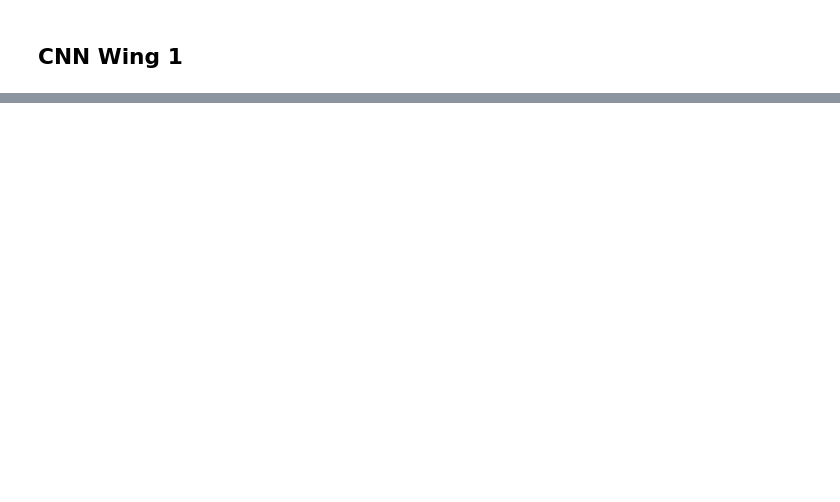
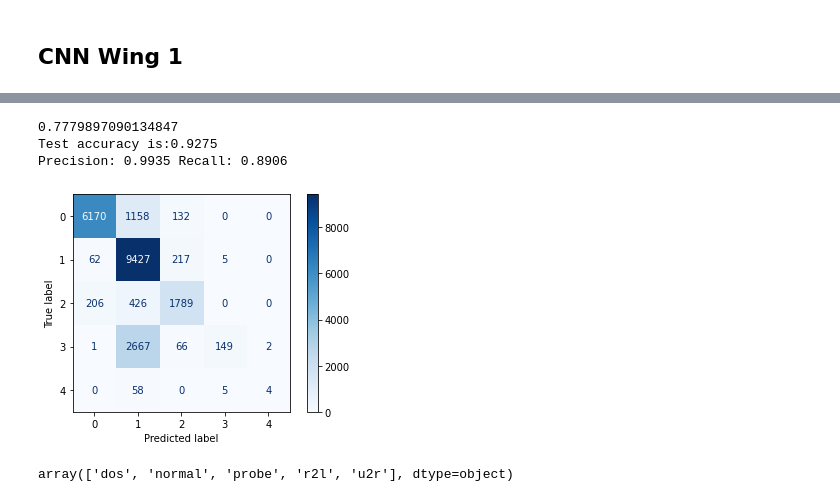
Before and after one commit to acen20/DEL, a Jupyter notebook: deep-ensemble-jet/notebooks/cnn1.ipynb, the cells around one changed output, grey strips where cells are left out. Saved outputs shown, nothing was run; the diff lists cells and outputs as text; code cells hidden in the pictures; blank space fills up the shorter version.

```diff
--- a/deep-ensemble-jet/notebooks/cnn1.ipynb
+++ b/deep-ensemble-jet/notebooks/cnn1.ipynb
@@ -183,5 +264,5 @@ _ = plt.legend(['Loss(D)'])
 # %%
 cnn.eval()
 with torch.no_grad():
-  encoded_train_X = cnn.transform(X_train.view(-1,1,1,63)).view(-1,15)
-  encoded_test_X = cnn.transform(X_test.view(-1,1,1,63)).view(-1,15)
+  train_X = cnn.transform(X_train.view(-1,1,1,41).to(device))
+  preds = cnn(X_test.view(-1,1,1,41)).cpu()
@@ -248,2 +269,31 @@ _ = ConfusionMatrixDisplay.from_estimator(clf, X_test, y_test, cmap="Blues")
+# %%
+preds = np.argmax(preds, axis=1)
+# %%
+y_test = y_test.cpu()
+acc = accuracy_score(preds, y_test)
+print(acc)
+_ = ConfusionMatrixDisplay.from_predictions(y_test,preds, cmap="Blues")
+from sklearn.metrics import confusion_matrix
+cm = confusion_matrix(y_test, preds)
+tn=cm[0][0] #tn
+fn=cm[0][1] #fn
+fp=cm[1][0] #fp
+tp=cm[1][1] #tp
+acc= (tp+tn)/(tp+tn+fn+fp)
+epsilon = 1e-7 # is used so that to avoid divide by zero error
+precision = tp / (tp + fp + epsilon)
+recall = tp / (tp + fn + epsilon)
+sensitivity,specificity = tp/(tp+fn),tn/(tn+fp)
+print("Test accuracy is:"+str(format(acc,'.4f')))
+print("Precision: "+str(format(precision,'.4f'))+" Recall: "+str(format(recall,'.4f')))
+# %% [output]
+0.7779897090134847
+Test accuracy is:0.9275
+Precision: 0.9935 Recall: 0.8906
+[figure, added]
+# %%
+le.inverse_transform([i for i in range(0,5)])
+# %% [output]
+array(['dos', 'normal', 'probe', 'r2l', 'u2r'], dtype=object)
 # %%
 torch.save(cnn.state_dict(), 'cnn1.pt')
```
Also changed, not shown: parts of 29 cells of this notebook, 2 other files.
